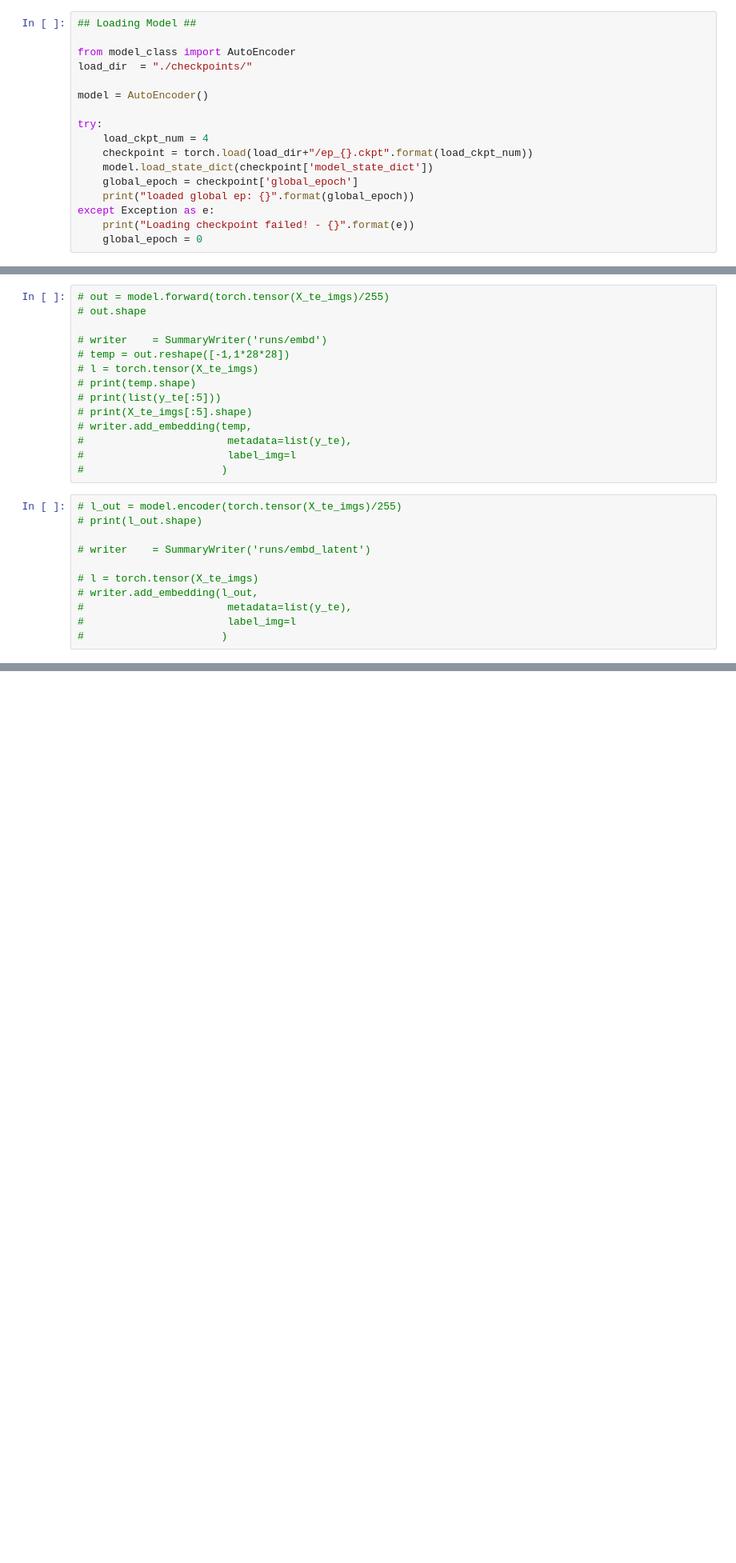
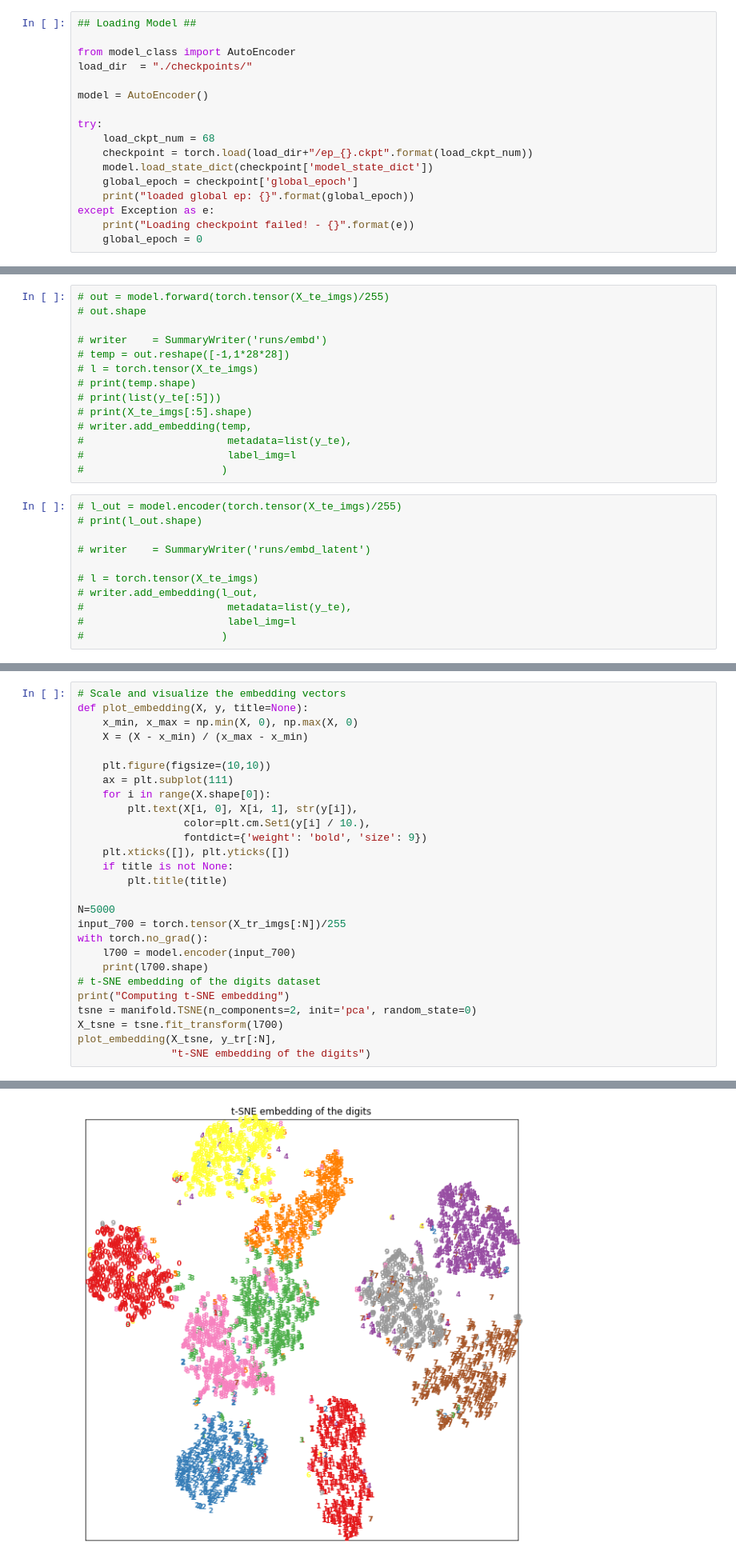
Before and after one commit to vdivakar/mnistMuddle, a Jupyter notebook: inference.ipynb, the cells around one changed output, grey strips where cells are left out. Shown at 80% size. Drawn from its saved outputs; the diff is of its cells as text; blank space fills up the shorter version.

Commit message:
latent tsne plot

```diff
--- a/inference.ipynb
+++ b/inference.ipynb
@@ -17,7 +17,7 @@ load_dir  = "./checkpoints/"
 model = AutoEncoder()
 
 try:
-    load_ckpt_num = 4
+    load_ckpt_num = 68
     checkpoint = torch.load(load_dir+"/ep_{}.ckpt".format(load_ckpt_num))
     model.load_state_dict(checkpoint['model_state_dict'])
     global_epoch = checkpoint['global_epoch']
@@ -171,0 +151,28 @@ mse:  2.430476427078247
+# %%
+# Scale and visualize the embedding vectors
+def plot_embedding(X, y, title=None):
+    x_min, x_max = np.min(X, 0), np.max(X, 0)
+    X = (X - x_min) / (x_max - x_min)
+
+    plt.figure(figsize=(10,10))
+    ax = plt.subplot(111)
+    for i in range(X.shape[0]):
+        plt.text(X[i, 0], X[i, 1], str(y[i]),
+                 color=plt.cm.Set1(y[i] / 10.),
+                 fontdict={'weight': 'bold', 'size': 9})
+    plt.xticks([]), plt.yticks([])
+    if title is not None:
+        plt.title(title)
+
+N=5000
+input_700 = torch.tensor(X_tr_imgs[:N])/255
+with torch.no_grad():
+    l700 = model.encoder(input_700)
+    print(l700.shape)
+# t-SNE embedding of the digits dataset
+print("Computing t-SNE embedding")
+tsne = manifold.TSNE(n_components=2, init='pca', random_state=0)
+X_tsne = tsne.fit_transform(l700)
+plot_embedding(X_tsne, y_tr[:N],
+               "t-SNE embedding of the digits")
+# %% [output]
@@ -171,0 +181 @@ mse:  2.430476427078247
+[figure, added]
```
Also changed, not shown: parts of 7 cells of this notebook, 1 other file.
